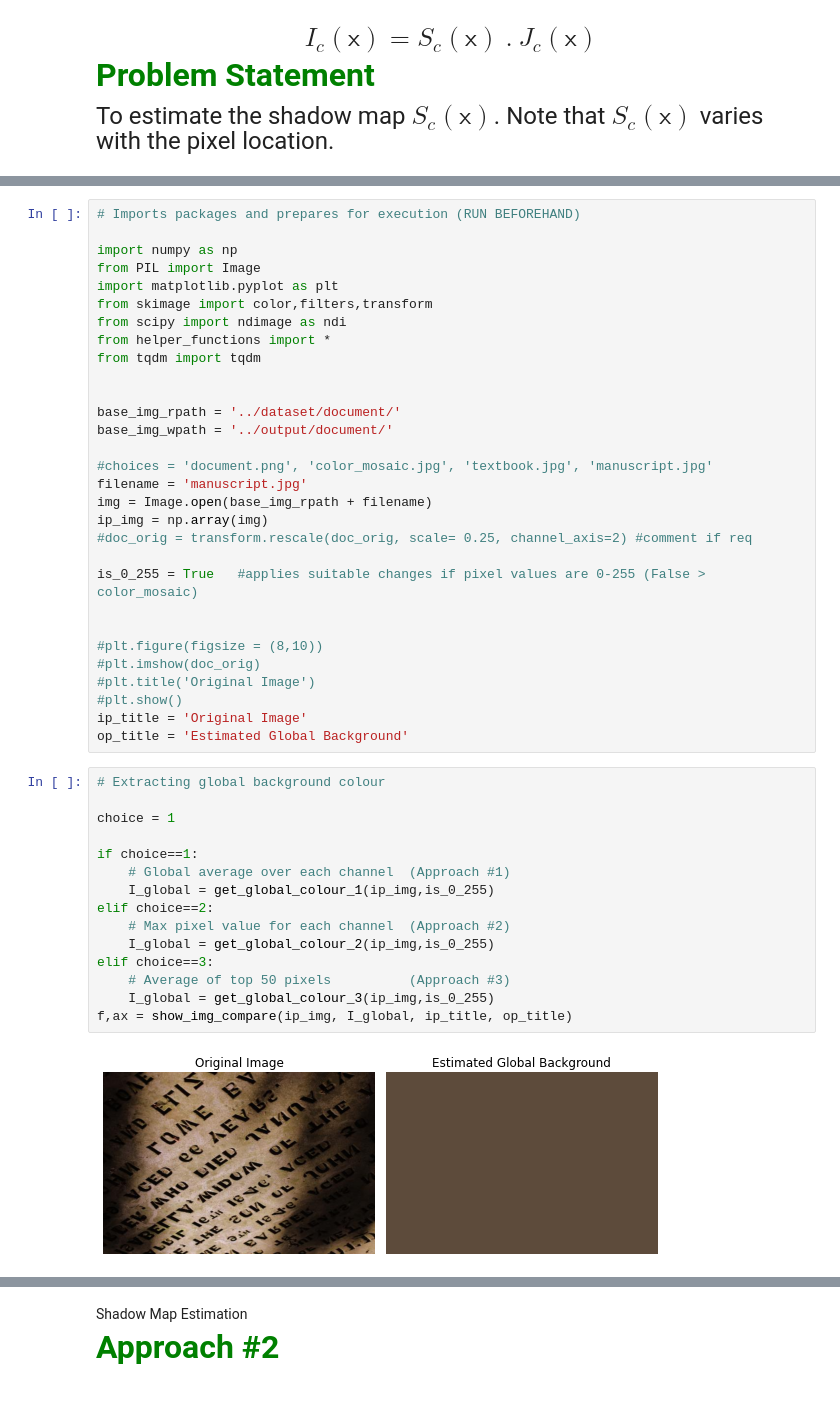
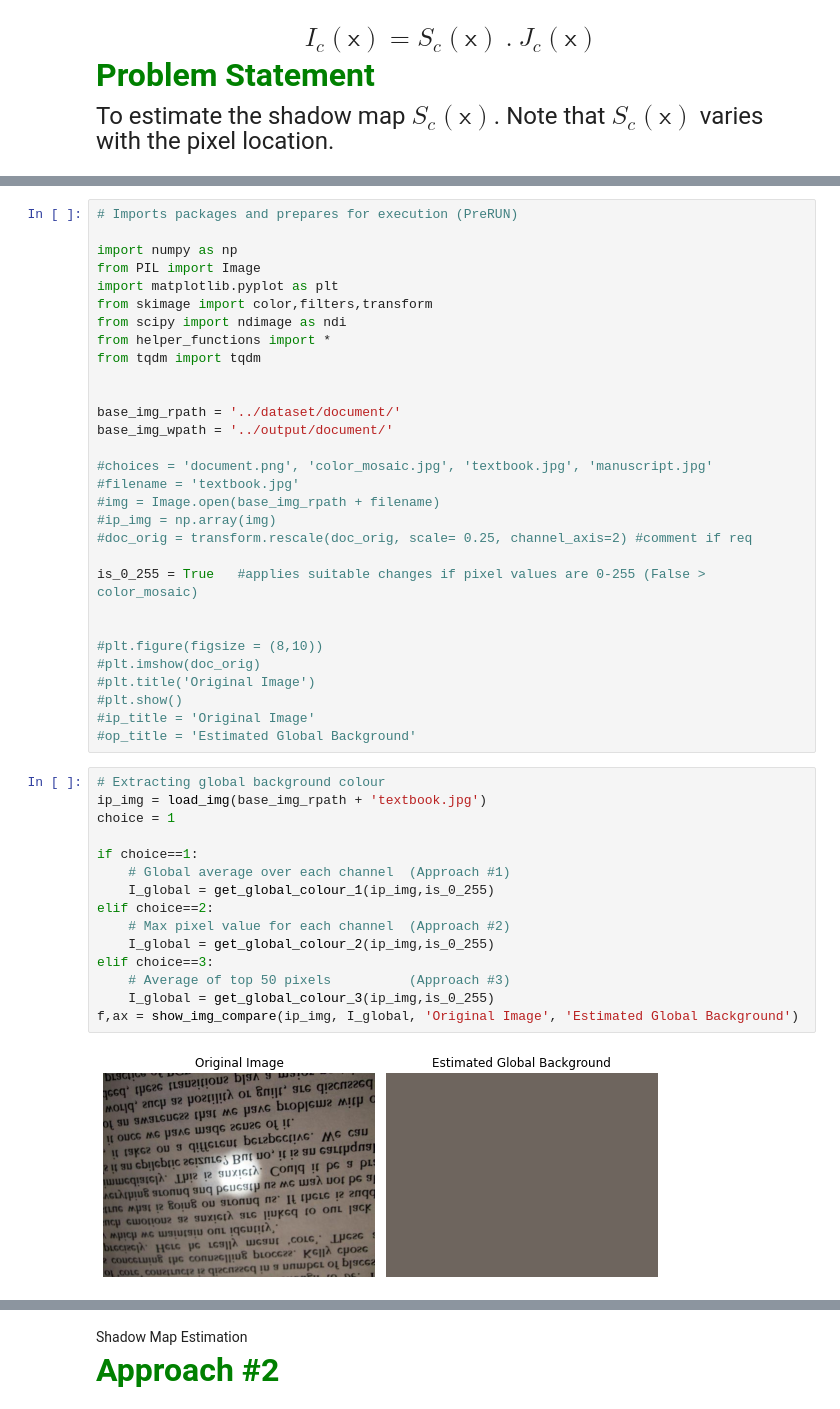
Before and after one commit to monsij/Shadow-Removal, a Jupyter notebook: notebooks/presentation.ipynb, the cells around one changed output, grey strips where cells are left out. Drawn from its saved outputs; the diff is of its cells as text.

```diff
--- a/notebooks/presentation.ipynb
+++ b/notebooks/presentation.ipynb
@@ -31,7 +31,7 @@
 
 <center><img src="../assets/local_global_bg.png" alt="example_bg" height="600" width="900"/><center>
 # %%
-# Imports packages and prepares for execution (RUN BEFOREHAND)
+# Imports packages and prepares for execution (PreRUN)
 
 import numpy as np
 from PIL import Image
@@ -46,9 +46,9 @@ base_img_rpath = '../dataset/document/'
 base_img_wpath = '../output/document/'
 
 #choices = 'document.png', 'color_mosaic.jpg', 'textbook.jpg', 'manuscript.jpg'
-filename = 'manuscript.jpg'
-img = Image.open(base_img_rpath + filename)
-ip_img = np.array(img)
+#filename = 'textbook.jpg'
+#img = Image.open(base_img_rpath + filename)
+#ip_img = np.array(img)
 #doc_orig = transform.rescale(doc_orig, scale= 0.25, channel_axis=2) #comment if req
 
 is_0_255 = True   #applies suitable changes if pixel values are 0-255 (False > color_mosaic)
@@ -58,24 +58,24 @@ is_0_255 = True   #applies suitable changes if pixel values are 0-255 (False > c
 #plt.imshow(doc_orig)
 #plt.title('Original Image')
 #plt.show()
-ip_title = 'Original Image'
-op_title = 'Estimated Global Background'
+#ip_title = 'Original Image'
+#op_title = 'Estimated Global Background'
 # %%
 # Extracting global background colour
-
+ip_img = load_img(base_img_rpath + 'textbook.jpg')
 choice = 1
 
 if choice==1:
     # Global average over each channel  (Approach #1)
     I_global = get_global_colour_1(ip_img,is_0_255)
 elif choice==2:
     # Max pixel value for each channel  (Approach #2)
     I_global = get_global_colour_2(ip_img,is_0_255)
 elif choice==3:
     # Average of top 50 pixels          (Approach #3)
     I_global = get_global_colour_3(ip_img,is_0_255)
-f,ax = show_img_compare(ip_img, I_global, ip_title, op_title)
+f,ax = show_img_compare(ip_img, I_global, 'Original Image', 'Estimated Global Background')
 # %% [output]
-[figure, old version]
+[figure, new version]
 # %%
 # Estimation of Local Background
```
Also changed, not shown: parts of 10 cells of this notebook, 2 other files.
